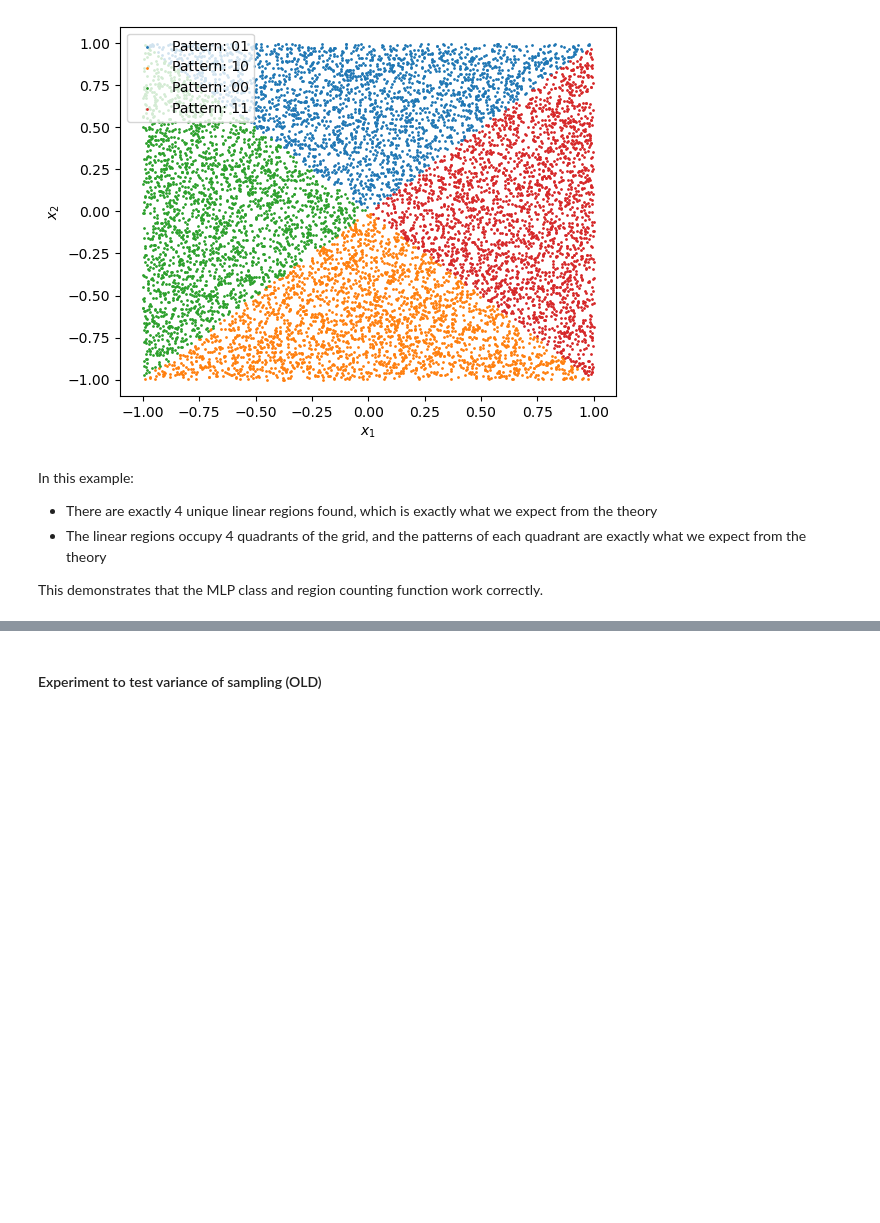
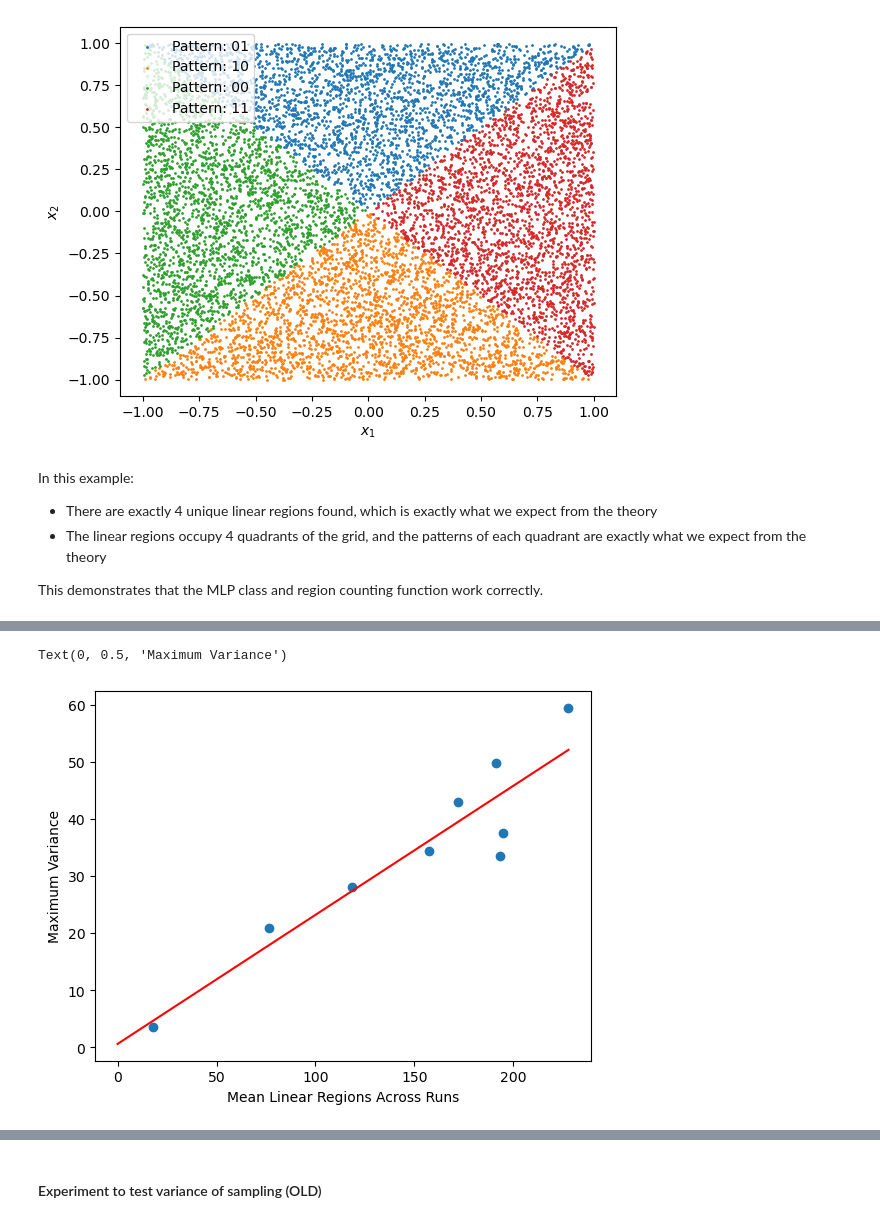
Before and after one commit to Gautam-Chauhan/MSc-Thesis, a Jupyter notebook: iid_uniform_code.ipynb, the cells around one changed output, grey strips where cells are left out. Saved outputs shown, nothing was run; the diff lists cells and outputs as text; code cells hidden in the pictures; blank space fills up the shorter version.

```diff
--- a/iid_uniform_code.ipynb
+++ b/iid_uniform_code.ipynb
@@ -236,0 +318,12 @@ This demonstrates that the MLP class and region counting function work correctly
+# %%
+total_regions = [np.mean(unique_counts_dimension_a[i][:,-1]) for i in range(9)]
+plt.scatter(total_regions,max_variances)
+coefs = np.polyfit(total_regions,max_var,deg=1)
+x = np.linspace(0,max(total_regions),1000)
+y = coefs[1] + coefs[0]*x
+plt.plot(x,y,color="red")
+plt.xlabel("Mean Linear Regions Across Runs")
+plt.ylabel("Maximum Variance")
+# %% [output]
+Text(0, 0.5, 'Maximum Variance')
+[figure, added]
```
Also changed, not shown: parts of 23 cells of this notebook.
